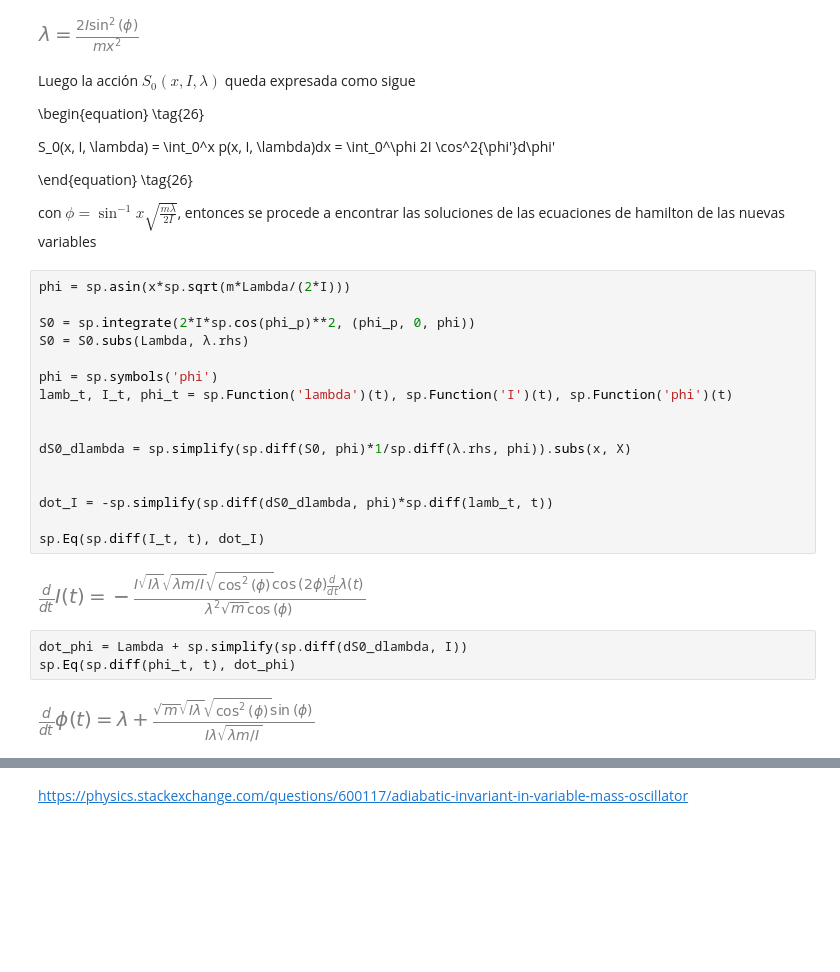
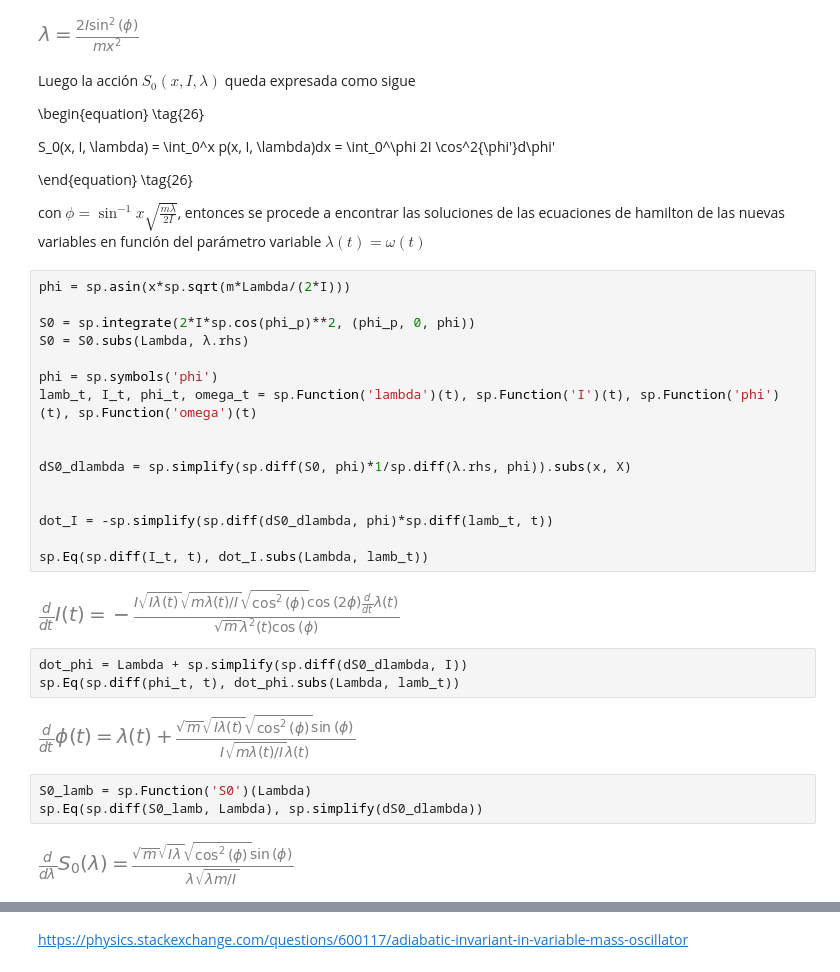
Before and after one commit to jerolg/FISICA_TEORICA_2, a Jupyter notebook: T3_Mecanica_hamilton/T3_hamilton.ipynb, the cells around one changed output, grey strips where cells are left out. Saved outputs shown, nothing was run; the diff lists cells and outputs as text; blank space fills up the shorter version.

```diff
--- a/T3_Mecanica_hamilton/T3_hamilton.ipynb
+++ b/T3_Mecanica_hamilton/T3_hamilton.ipynb
@@ -302,27 +303,32 @@ S_0(x, I, \lambda) = \int_0^x p(x, I, \lambda)dx = \int_0^\phi 2I \cos^2{\phi'}d
 
 \end{equation} \tag{26}
 
-con $\phi = \sin^{-1}{x\sqrt{\frac{m\lambda}{2I}}}$, entonces se procede a encontrar las soluciones de las ecuaciones de hamilton de las nuevas variables
+con $\phi = \sin^{-1}{x\sqrt{\frac{m\lambda}{2I}}}$, entonces se procede a encontrar las soluciones de las ecuaciones de hamilton de las nuevas variables en función del parámetro variable $\lambda(t) = \omega(t)$
 # %%
 phi = sp.asin(x*sp.sqrt(m*Lambda/(2*I)))
 
 S0 = sp.integrate(2*I*sp.cos(phi_p)**2, (phi_p, 0, phi))
 S0 = S0.subs(Lambda, λ.rhs)
 
 phi = sp.symbols('phi')
-lamb_t, I_t, phi_t = sp.Function('lambda')(t), sp.Function('I')(t), sp.Function('phi')(t)
+lamb_t, I_t, phi_t, omega_t = sp.Function('lambda')(t), sp.Function('I')(t), sp.Function('phi')(t), sp.Function('omega')(t)
 
 
 dS0_dlambda = sp.simplify(sp.diff(S0, phi)*1/sp.diff(λ.rhs, phi)).subs(x, X)
 
 
 dot_I = -sp.simplify(sp.diff(dS0_dlambda, phi)*sp.diff(lamb_t, t))
 
-sp.Eq(sp.diff(I_t, t), dot_I)
+sp.Eq(sp.diff(I_t, t), dot_I.subs(Lambda, lamb_t))
 # %% [output]
-[figure, old version]
+[figure, new version]
 # %%
 dot_phi = Lambda + sp.simplify(sp.diff(dS0_dlambda, I))
-sp.Eq(sp.diff(phi_t, t), dot_phi)
+sp.Eq(sp.diff(phi_t, t), dot_phi.subs(Lambda, lamb_t))
 # %% [output]
-[figure, old version]
+[figure, new version]
+# %%
+S0_lamb = sp.Function('S0')(Lambda)
+sp.Eq(sp.diff(S0_lamb, Lambda), sp.simplify(dS0_dlambda))
+# %% [output]
+[figure, added]
```
Also changed, not shown: parts of 4 cells of this notebook.
